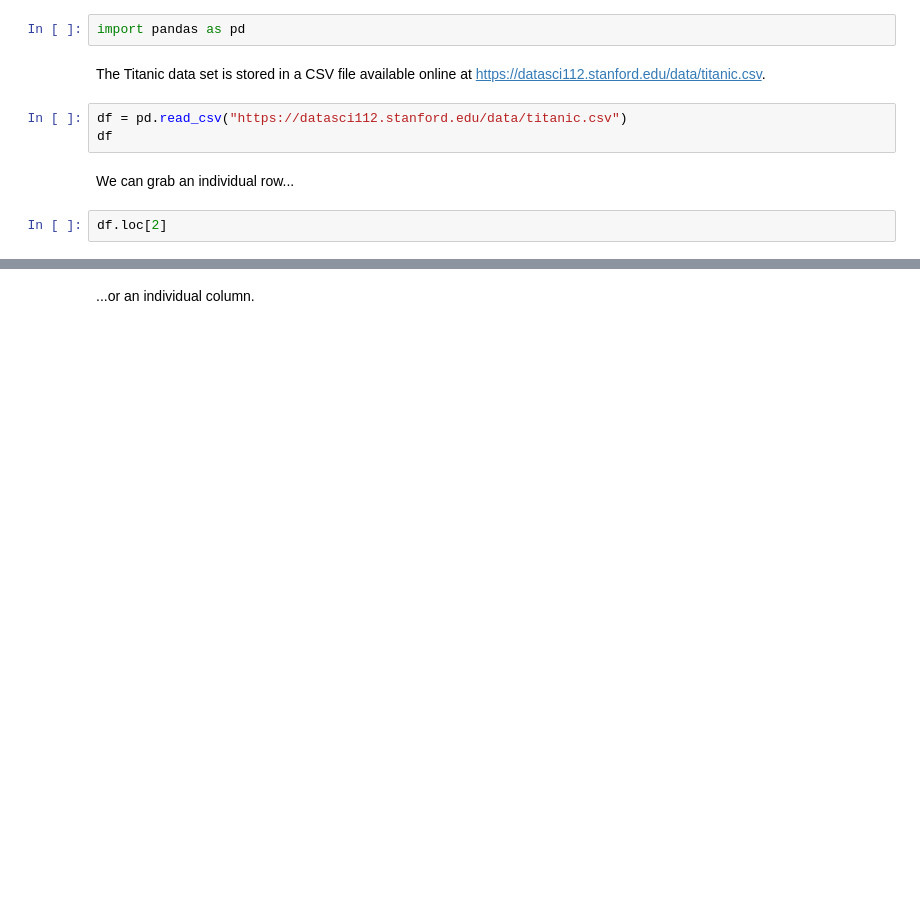
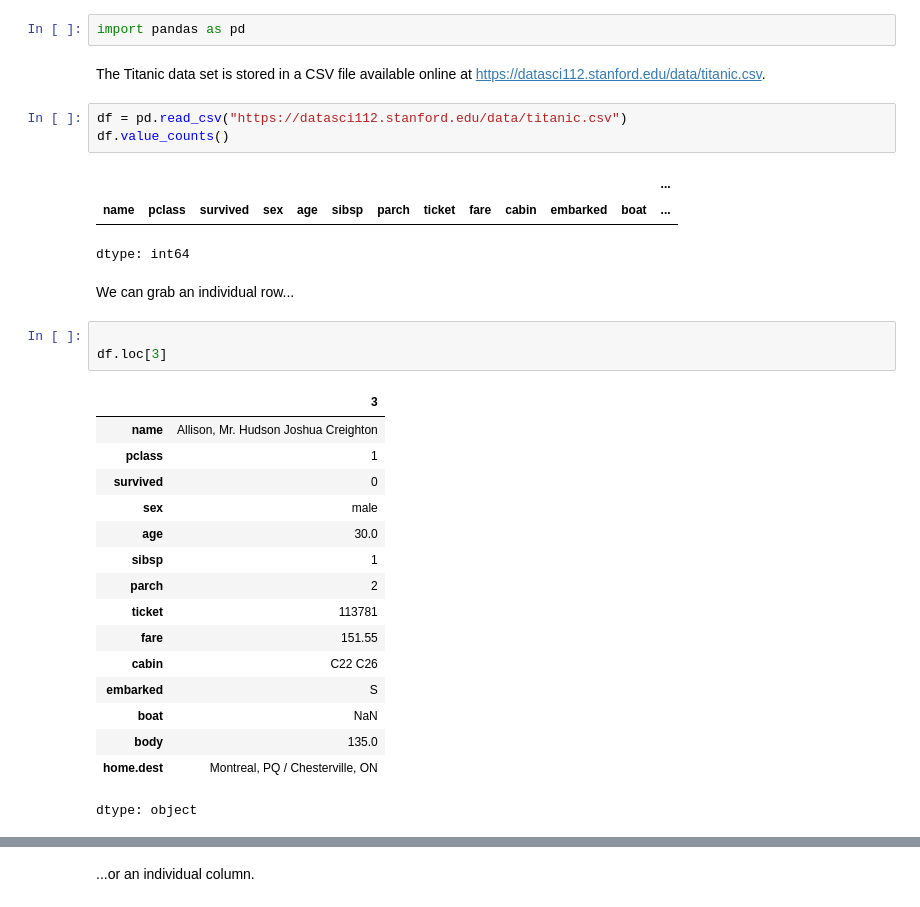
Before and after one commit to ulakciarmaganemre-byte/DSA-colabs, a Jupyter notebook: DSA-ders1.ipynb, the cells around one changed output, grey strips where cells are left out. Saved outputs shown, nothing was run; the diff lists cells and outputs as text; blank space fills up the shorter version.

```diff
--- a/DSA-ders1.ipynb
+++ b/DSA-ders1.ipynb
@@ -6,8 +6,30 @@ import pandas as pd
 The Titanic data set is stored in a CSV file available online at [https://datasci112.stanford.edu/data/titanic.csv](https://https://datasci112.stanford.edu/data/titanic.csv).
 # %%
 df = pd.read_csv("https://datasci112.stanford.edu/data/titanic.csv")
-df
+df.value_counts()
+# %% [output]
+|  |  |  |  |  |  |  |  |  |  |  |  | ... |
+| name | pclass | survived | sex | age | sibsp | parch | ticket | fare | cabin | embarked | boat | ... |
+dtype: int64
 # %% [markdown]
 We can grab an individual row...
-# %%
-df.loc[2]
+# %%
+
+df.loc[3]
+# %% [output]
+|  | 3 |
+| name | Allison, Mr. Hudson Joshua Creighton |
+| pclass | 1 |
+| survived | 0 |
+| sex | male |
+| age | 30.0 |
+| sibsp | 1 |
+| parch | 2 |
+| ticket | 113781 |
+| fare | 151.55 |
+| cabin | C22 C26 |
+| embarked | S |
+| boat | NaN |
+| body | 135.0 |
+| home.dest | Montreal, PQ / Chesterville, ON |
+dtype: object
```
Also changed, not shown: parts of 7 cells of this notebook.
